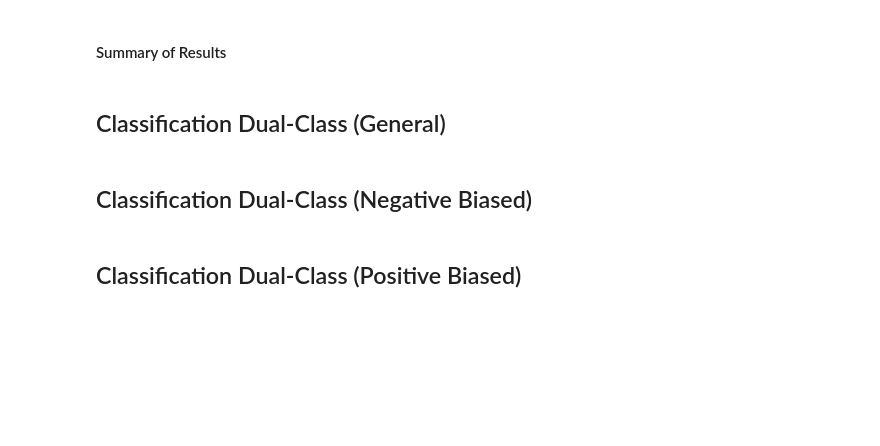
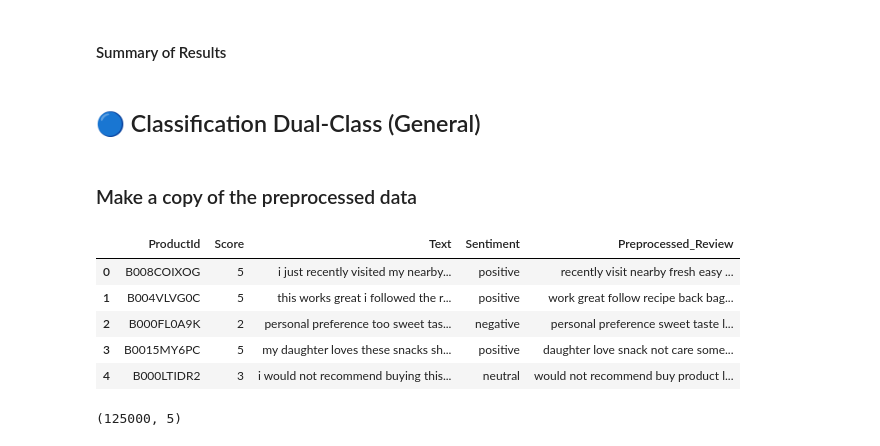
Before and after one commit to Faiz-Iqbal/Amazon_Review_Analysis, a Jupyter notebook: SentimentAnalysis.ipynb, the cells around one changed output. Cells and saved outputs as stored; diff of their text form; code cells hidden in the pictures; blank space fills up the shorter version.

```diff
--- a/SentimentAnalysis.ipynb
+++ b/SentimentAnalysis.ipynb
@@ -1420,9 +1529,21 @@ nb_cv_results_ngram.to_csv('Results_3Classes/NGram_Models/ngram_naive_bayes_cv_r
 # ================================
 print("\n=== Final Results (N-Gram) ===")
 pd.DataFrame(results_ngram).T
-# %% [markdown]
-## Classification Dual-Class (General)
-# %% [markdown]
-## Classification Dual-Class (Negative Biased)
-# %% [markdown]
-## Classification Dual-Class (Positive Biased)
+# %% [markdown]
+## 🔵 Classification Dual-Class (General)
+# %% [markdown]
+### Make a copy of the preprocessed data
+# %%
+df_preprocessed_2C = pd.read_csv('Datasets/preprocessed_reviews.csv')
+df_preprocessed_2C.head()
+# %% [output]
+|  | ProductId | Score | Text | Sentiment | Preprocessed_Review |
+| 0 | B008COIXOG | 5 | i just recently visited my nearby... | positive | recently visit nearby fresh easy ... |
+| 1 | B004VLVG0C | 5 | this works great i followed the r... | positive | work great follow recipe back bag... |
+| 2 | B000FL0A9K | 2 | personal preference too sweet tas... | negative | personal preference sweet taste l... |
+| 3 | B0015MY6PC | 5 | my daughter loves these snacks sh... | positive | daughter love snack not care some... |
+| 4 | B000LTIDR2 | 3 | i would not recommend buying this... | neutral | would not recommend buy product l... |
+# %%
+df_preprocessed_2C.shape
+# %% [output]
+(125000, 5)
```
Also changed, not shown: parts of 113 cells of this notebook, 5 other files.
